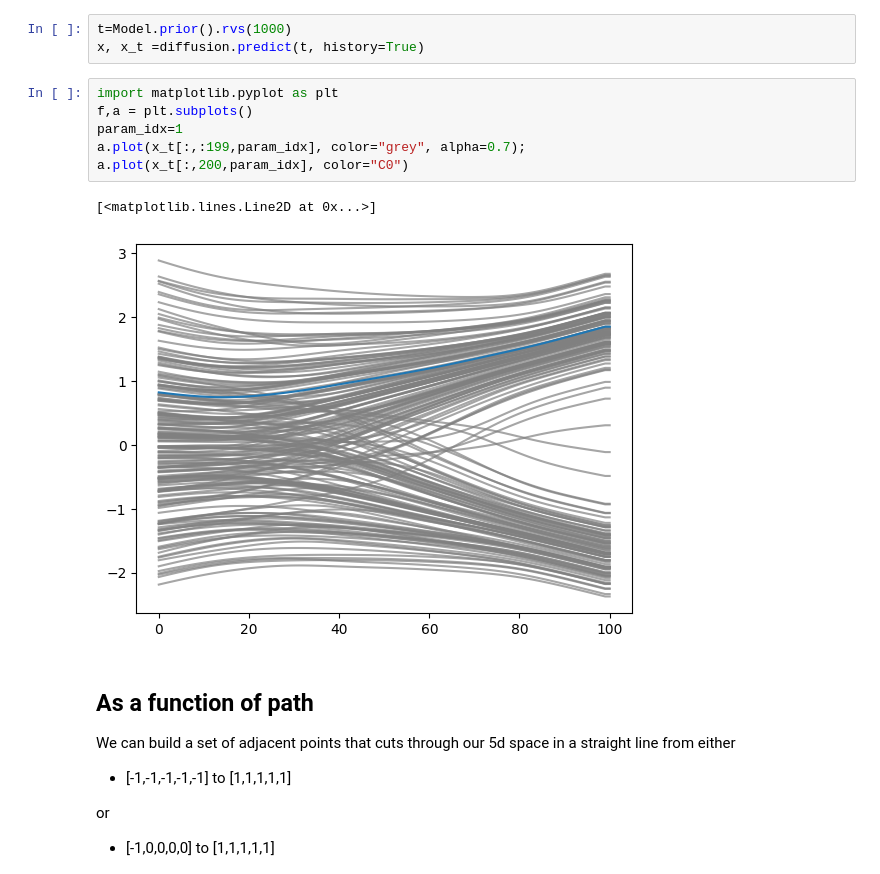
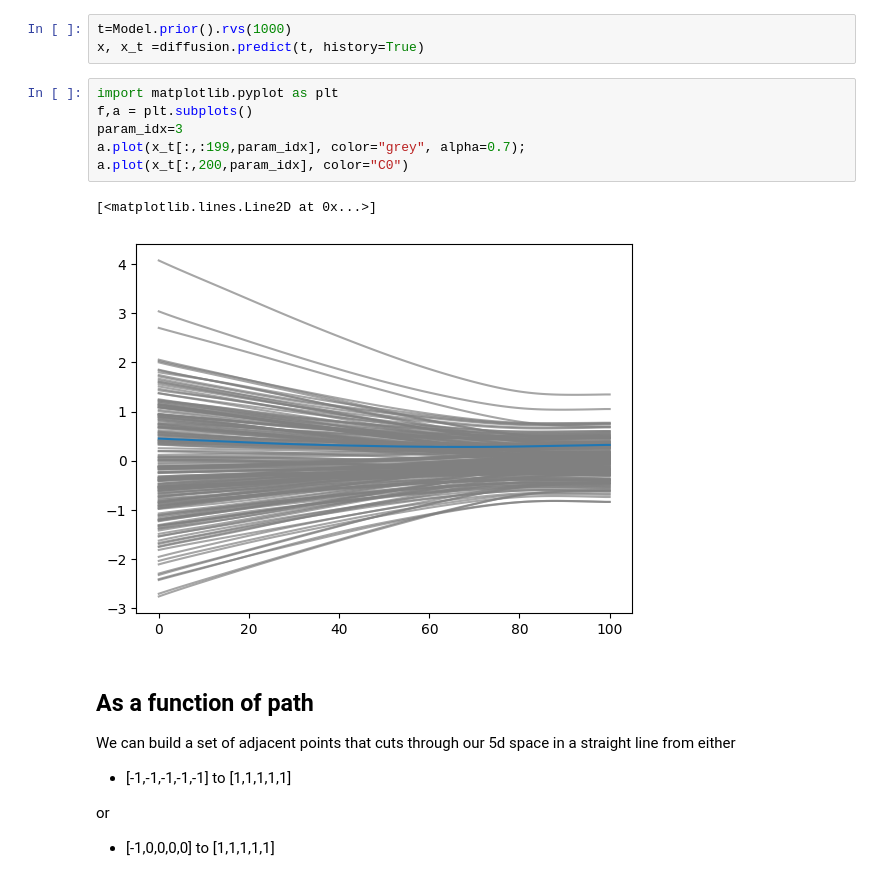
Before and after one commit to yallup/fusions, a Jupyter notebook: demo_diffusion.ipynb, the cells around one changed output. Drawn from its saved outputs; the diff is of its cells as text.

```diff
--- a/demo_diffusion.ipynb
+++ b/demo_diffusion.ipynb
@@ -67,12 +67,12 @@ x, x_t =diffusion.predict(t, history=True)
 # %%
 import matplotlib.pyplot as plt
 f,a = plt.subplots()
-param_idx=1
+param_idx=3
 a.plot(x_t[:,:199,param_idx], color="grey", alpha=0.7);
 a.plot(x_t[:,200,param_idx], color="C0")
 # %% [output]
 [<matplotlib.lines.Line2D at 0x...>]
-[figure, old version]
+[figure, new version]
 # %% [markdown]
 ## As a function of path
 
```
Also changed, not shown: parts of 4 cells of this notebook, 7 other files.
